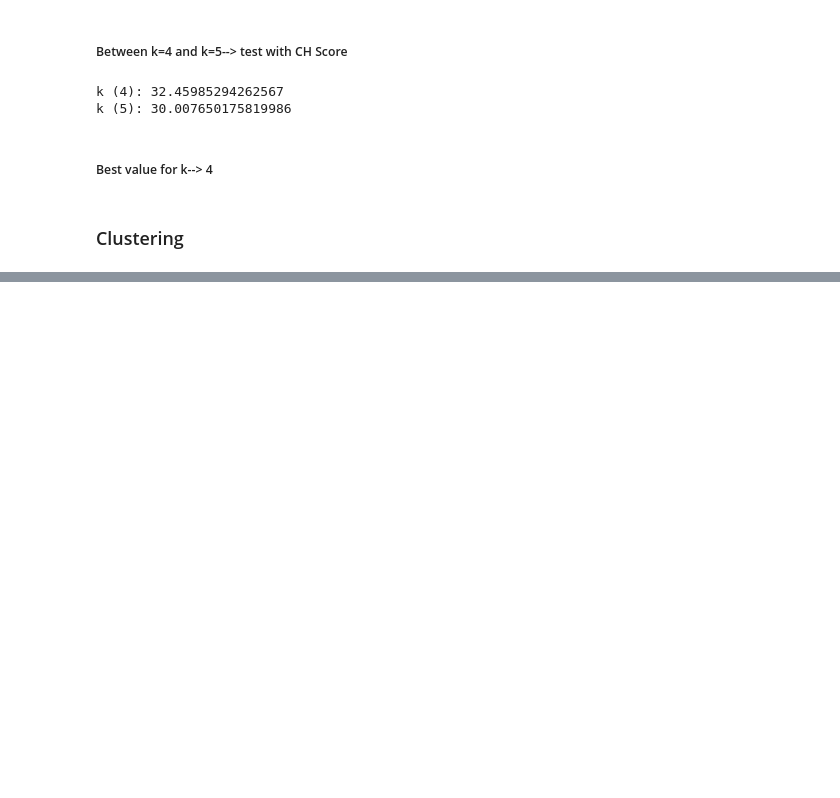
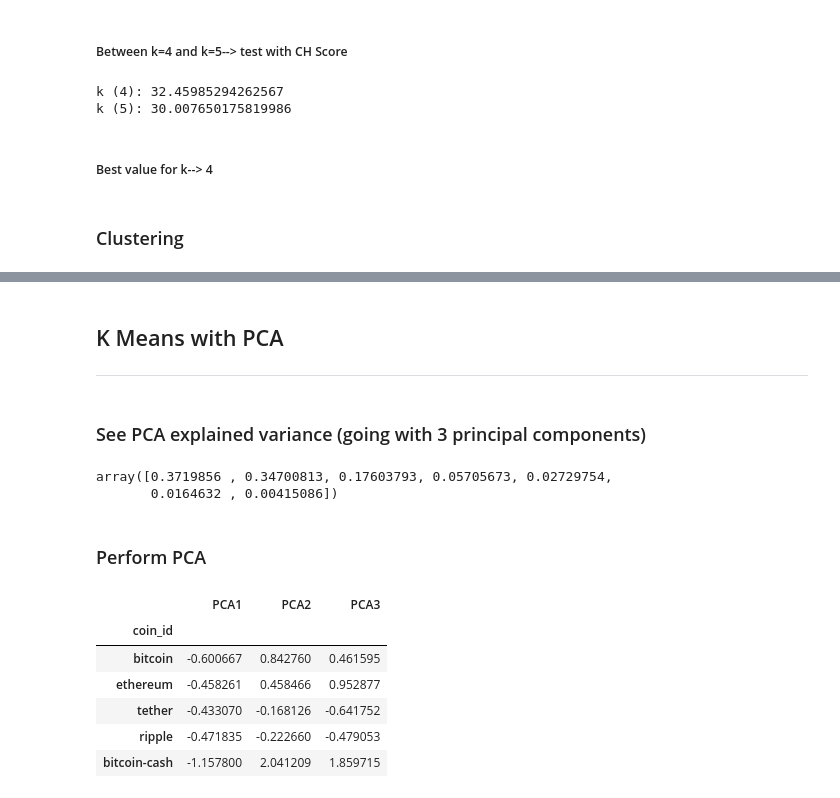
Before and after one commit to brianna-mitri/CryptoClustering, a Jupyter notebook: Crypto_Clustering.ipynb, the cells around one changed output, grey strips where cells are left out. Cells and saved outputs as stored; diff of their text form; code cells hidden in the pictures; blank space fills up the shorter version.

Commit message:
Performed pca

```diff
--- a/Crypto_Clustering.ipynb
+++ b/Crypto_Clustering.ipynb
@@ -180,3 +180,42 @@ predictions_scaled_df.hvplot.scatter(
 )
 # %% [output]
 [interactive output not drawn]
+# %% [markdown]
+## K Means with PCA
+---
+# %% [markdown]
+### See PCA explained variance (going with 3 principal components)
+# %%
+# fit pca model on scaled df
+pca = PCA()
+crypto_pca = pca.fit_transform(scaled_df)
+
+# calcualte explained variance ratio
+pca.explained_variance_ratio_
+# %% [output]
+array([0.3719856 , 0.34700813, 0.17603793, 0.05705673, 0.02729754,
+       0.0164632 , 0.00415086])
+# %% [markdown]
+### Perform PCA
+# %%
+# fit pca model on scaled df
+pca = PCA(n_components=3)
+crypto_pca = pca.fit_transform(scaled_df)
+
+# create pca df
+crypto_pca_df = pd.DataFrame(
+    crypto_pca,
+    columns=['PCA1', 'PCA2', 'PCA3'],
+    index=scaled_df.index
+)
+
+# review df
+crypto_pca_df.head()
+# %% [output]
+|  | PCA1 | PCA2 | PCA3 |
+| coin_id |  |  |  |
+| bitcoin | -0.600667 | 0.842760 | 0.461595 |
+| ethereum | -0.458261 | 0.458466 | 0.952877 |
+| tether | -0.433070 | -0.168126 | -0.641752 |
+| ripple | -0.471835 | -0.222660 | -0.479053 |
+| bitcoin-cash | -1.157800 | 2.041209 | 1.859715 |
```
